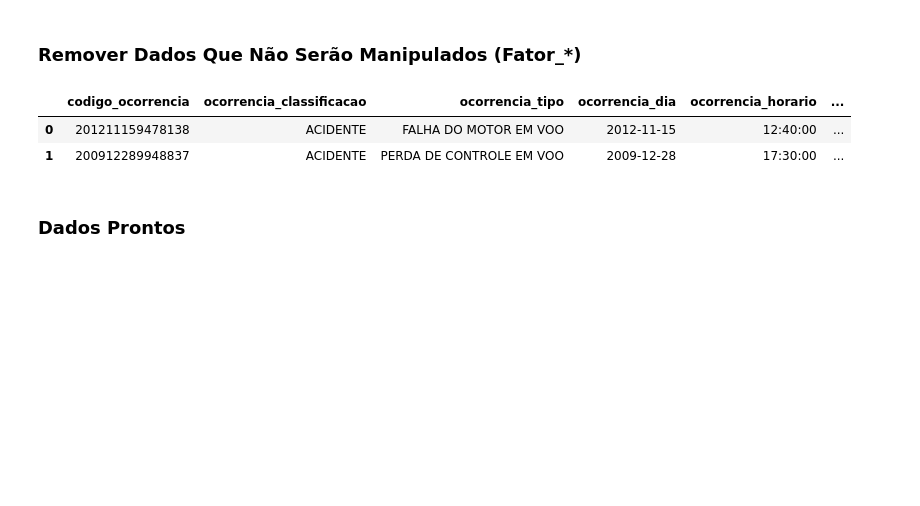
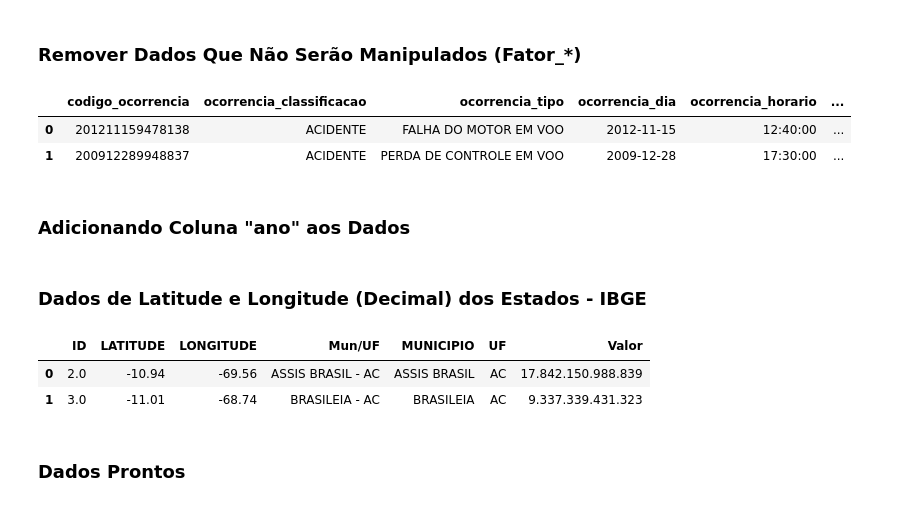
Before and after one commit to jhiltonsantos/ADS-Estatistica-IFPI, a Jupyter notebook: AcidentesFinalizado.ipynb, the cells around one changed output. Saved outputs shown, nothing was run; the diff lists cells and outputs as text; code cells hidden in the pictures; blank space fills up the shorter version.

```diff
--- a/AcidentesFinalizado.ipynb
+++ b/AcidentesFinalizado.ipynb
@@ -77,3 +86,5 @@ dados.head(2)
 |  | codigo_ocorrencia | ocorrencia_classificacao | ocorrencia_tipo | ocorrencia_dia | ocorrencia_horario | ... |
 | 0 | 201211159478138 | ACIDENTE | FALHA DO MOTOR EM VOO | 2012-11-15 | 12:40:00 | ... |
 | 1 | 200912289948837 | ACIDENTE | PERDA DE CONTROLE EM VOO | 2009-12-28 | 17:30:00 | ... |
+# %% [markdown]
+### Adicionando Coluna "ano" aos Dados
@@ -79,0 +110,9 @@ dados.head(2)
+# %% [markdown]
+### Dados de Latitude e Longitude (Decimal) dos Estados - IBGE
+# %%
+dados_lat_long = pd.read_csv('https://raw.githubusercontent.com/jhiltonsantos/ADS-Estatistica-IFPI/master/MunicipiosBrasil.csv')
+dados_lat_long.head(2)
+# %% [output]
+|  | ID | LATITUDE | LONGITUDE | Mun/UF | MUNICIPIO | UF | Valor |
+| 0 | 2.0 | -10.94 | -69.56 | ASSIS BRASIL - AC | ASSIS BRASIL | AC | 17.842.150.988.839 |
+| 1 | 3.0 | -11.01 | -68.74 | BRASILEIA - AC | BRASILEIA | AC | 9.337.339.431.323 |
```
Also changed, not shown: parts of 19 cells of this notebook.
